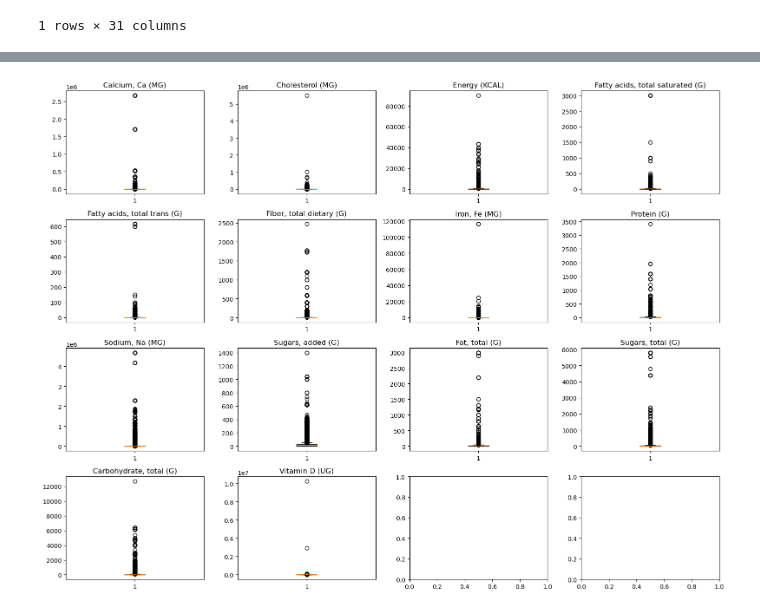
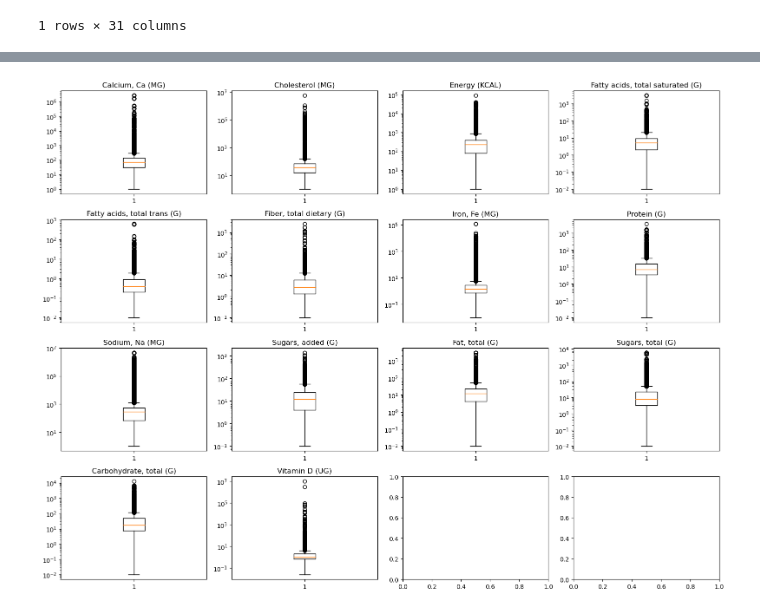
Before and after one commit to assayer5/fooddata-central, a Jupyter notebook: clean_nutrientinfo_csv.ipynb, the cells around one changed output, grey strips where cells are left out. Saved outputs shown, nothing was run; the diff lists cells and outputs as text; code cells hidden in the pictures.

```diff
--- a/clean_nutrientinfo_csv.ipynb
+++ b/clean_nutrientinfo_csv.ipynb
@@ -590,13 +586,14 @@ unstacked.head()
 # %%
 # boxplots of amounts for each nutrient column
 fig, ax = plt.subplots(4,4, figsize=(16,12))
 axs = ax.ravel()
 
 for i, col in enumerate(unstacked.columns):
     cond = unstacked[col] > 0
     axs[i].boxplot(unstacked.loc[cond, col])
     axs[i].set_title(col)
+    axs[i].set_yscale('log')
 
 plt.tight_layout()
 # %% [output]
-[figure, old version]
+[figure, new version]
```
Also changed, not shown: parts of 42 cells of this notebook, 2 other files.
